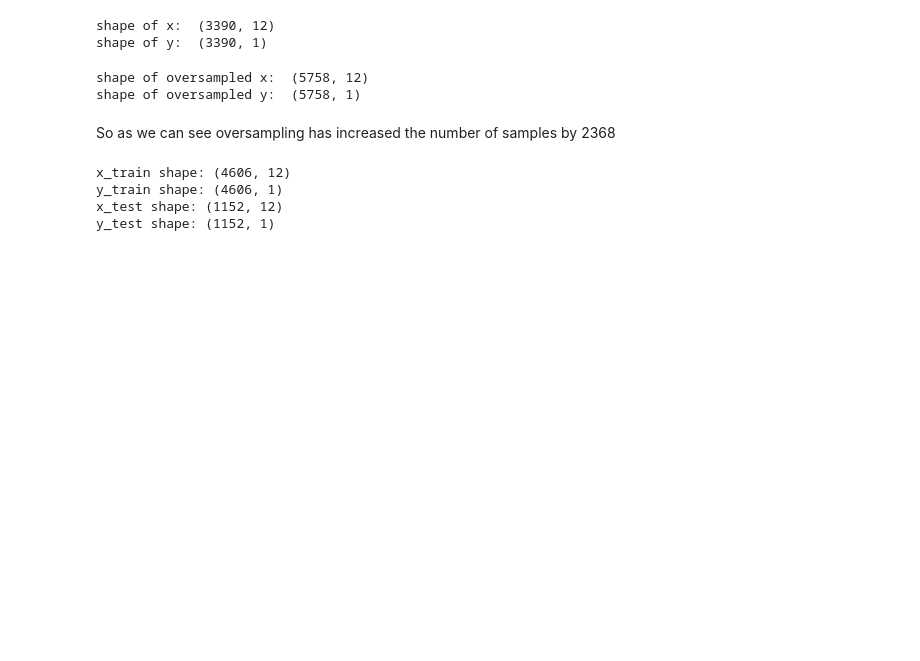
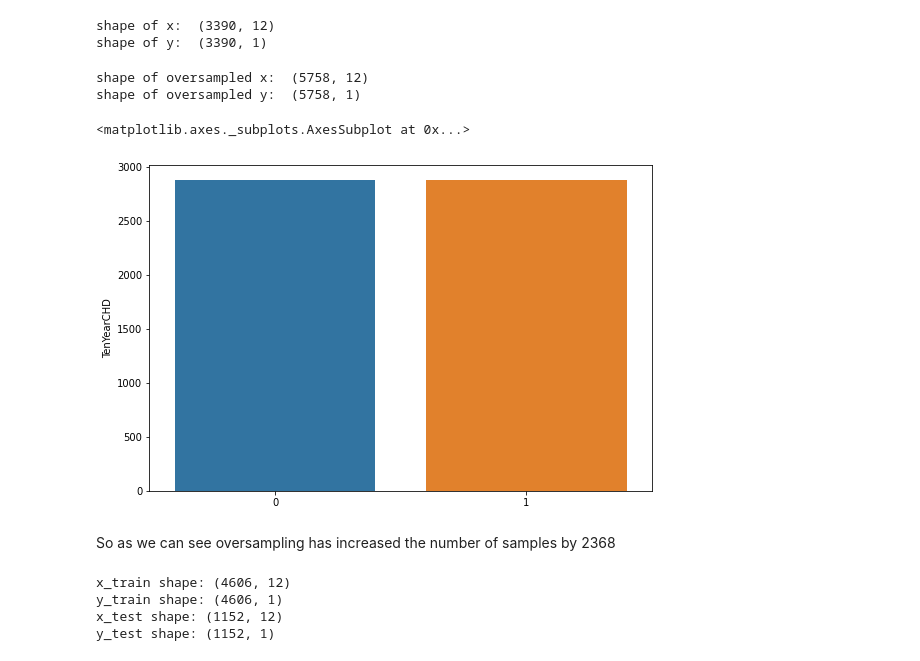
Before and after one commit to cpvivek/Coronary-Heart-Disease-Risk-Prediction, a Jupyter notebook: Capstone_Project_ML_Classification_Cardiovascular_Disease_Risk.ipynb, the cells around one changed output. Drawn from its saved outputs; the diff is of its cells as text; code cells hidden in the pictures; blank space fills up the shorter version.

```diff
--- a/Capstone_Project_ML_Classification_Cardiovascular_Disease_Risk.ipynb
+++ b/Capstone_Project_ML_Classification_Cardiovascular_Disease_Risk.ipynb
@@ -515,6 +515,13 @@ print("shape of oversampled y: ",y.shape)
 # %% [output]
 shape of oversampled x:  (5758, 12)
 shape of oversampled y:  (5758, 1)
+# %%
+risk_count=y['TenYearCHD'].value_counts().reset_index()
+plt.figure(figsize=(9,6))
+sns.barplot(x=risk_count.index,y=risk_count.TenYearCHD)
+# %% [output]
+<matplotlib.axes._subplots.AxesSubplot at 0x...>
+[figure, added]
 # %% [markdown]
 So as we can see oversampling has increased the number of samples by 2368
 # %%
```
Also changed, not shown: parts of 1 cell of this notebook.
